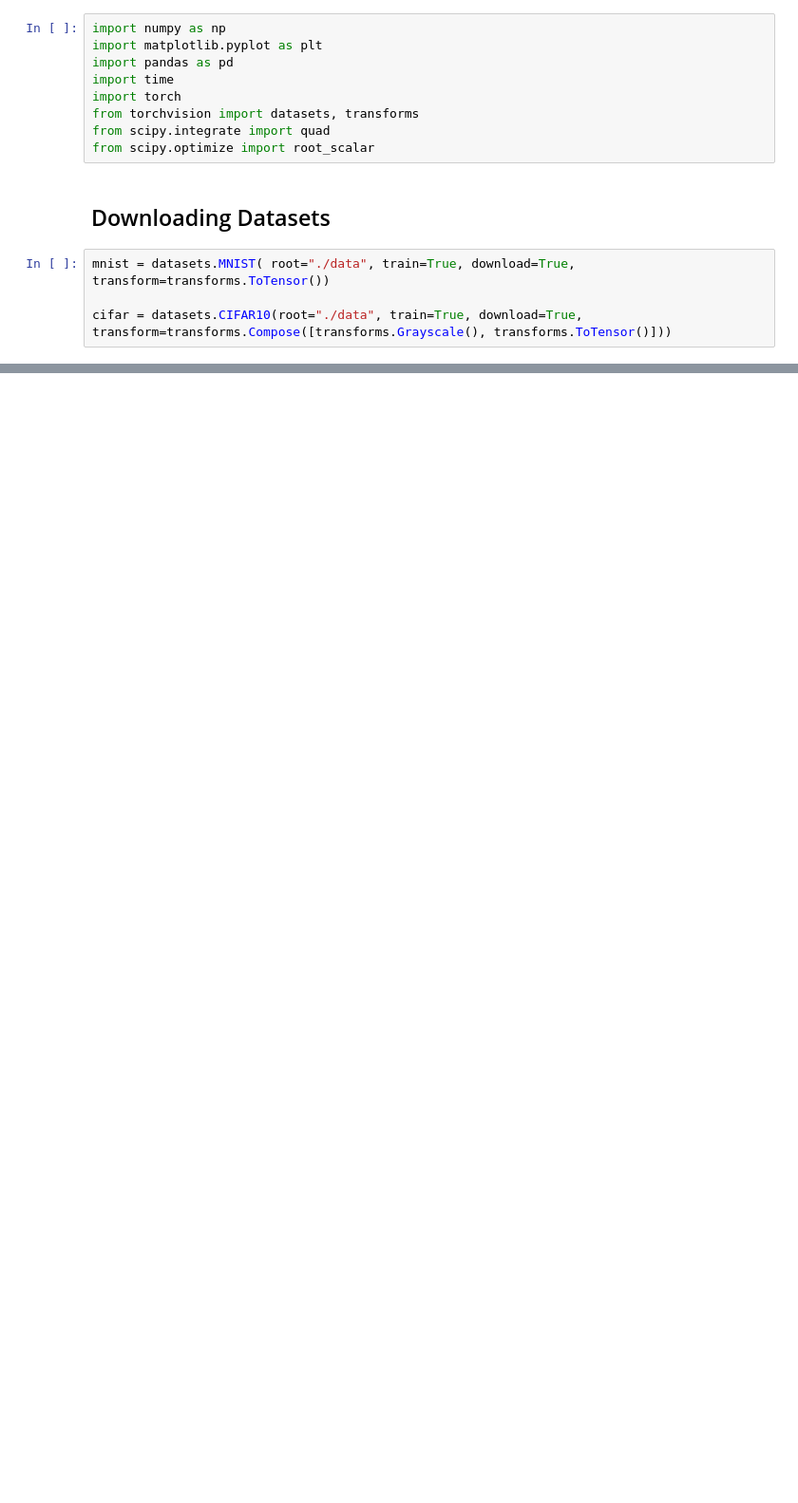
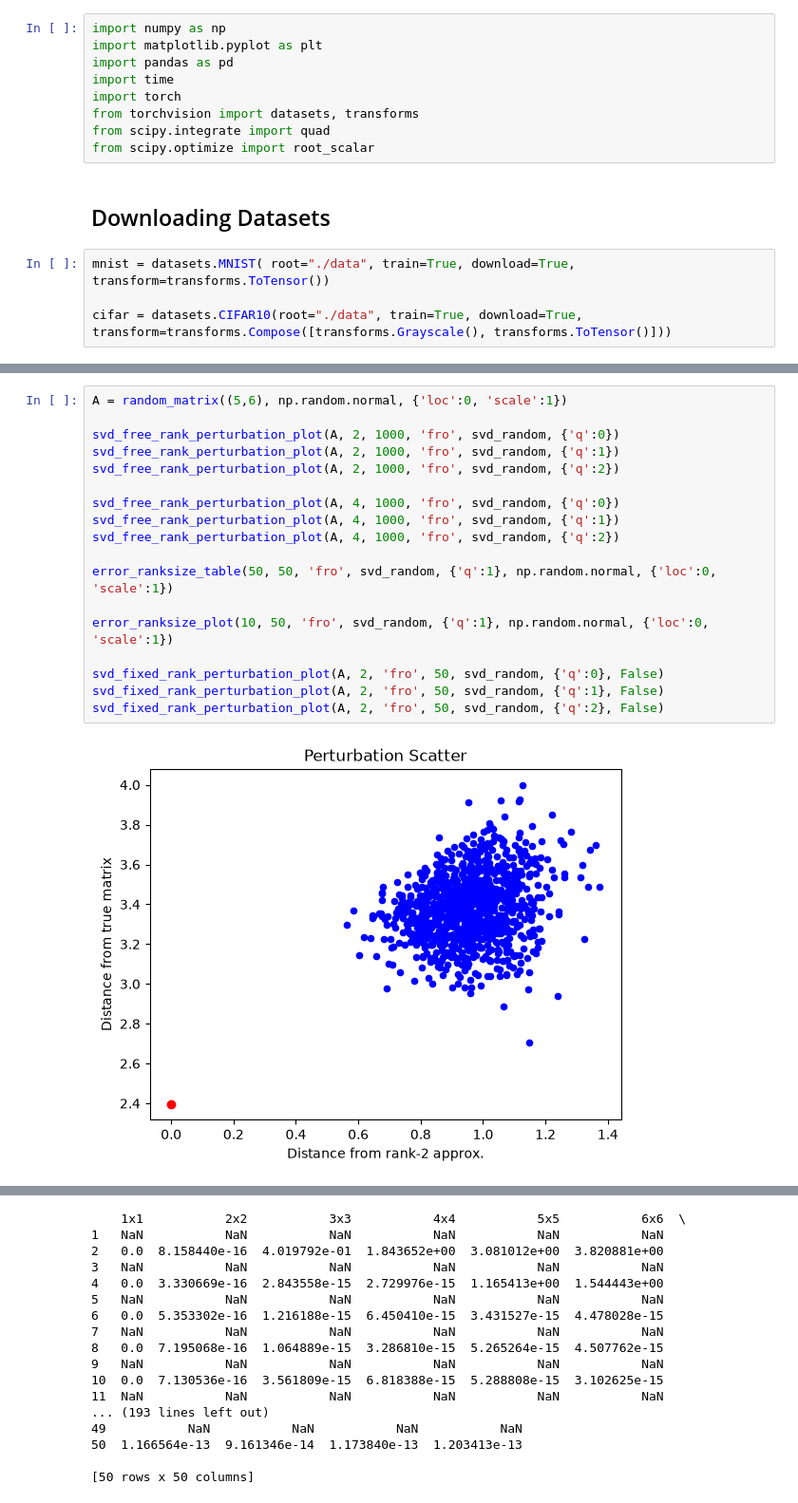
Before and after one commit to BSL-R/Low-rank-and-sparse-structured-approximations-for-large-linear-maps, a Jupyter notebook: low_rank.ipynb, the cells around one changed output, grey strips where cells are left out. Shown at 95% size. Saved outputs shown, nothing was run; the diff lists cells and outputs as text; blank space fills up the shorter version.

```diff
--- a/low_rank.ipynb
+++ b/low_rank.ipynb
@@ -588,0 +638,20 @@ svd_fixed_rank_perturbation_plot(A, 3, 'fro', 1500, svd_optimal, {}, True)
+# %%
+A = random_matrix((5,6), np.random.normal, {'loc':0, 'scale':1})
+
+svd_free_rank_perturbation_plot(A, 2, 1000, 'fro', svd_random, {'q':0})
+svd_free_rank_perturbation_plot(A, 2, 1000, 'fro', svd_random, {'q':1})
+svd_free_rank_perturbation_plot(A, 2, 1000, 'fro', svd_random, {'q':2})
+
+svd_free_rank_perturbation_plot(A, 4, 1000, 'fro', svd_random, {'q':0})
+svd_free_rank_perturbation_plot(A, 4, 1000, 'fro', svd_random, {'q':1})
+svd_free_rank_perturbation_plot(A, 4, 1000, 'fro', svd_random, {'q':2})
+
+error_ranksize_table(50, 50, 'fro', svd_random, {'q':1}, np.random.normal, {'loc':0, 'scale':1})
+
+error_ranksize_plot(10, 50, 'fro', svd_random, {'q':1}, np.random.normal, {'loc':0, 'scale':1})
+
+svd_fixed_rank_perturbation_plot(A, 2, 'fro', 50, svd_random, {'q':0}, False)
+svd_fixed_rank_perturbation_plot(A, 2, 'fro', 50, svd_random, {'q':1}, False)
+svd_fixed_rank_perturbation_plot(A, 2, 'fro', 50, svd_random, {'q':2}, False)
+# %% [output]
+[figure, added]
@@ -588,0 +663,17 @@ svd_fixed_rank_perturbation_plot(A, 3, 'fro', 1500, svd_optimal, {}, True)
+    1x1           2x2           3x3           4x4           5x5           6x6  \
+1   NaN           NaN           NaN           NaN           NaN           NaN
+2   0.0  8.158440e-16  4.019792e-01  1.843652e+00  3.081012e+00  3.820881e+00
+3   NaN           NaN           NaN           NaN           NaN           NaN
+4   0.0  3.330669e-16  2.843558e-15  2.729976e-15  1.165413e+00  1.544443e+00
+5   NaN           NaN           NaN           NaN           NaN           NaN
+6   0.0  5.353302e-16  1.216188e-15  6.450410e-15  3.431527e-15  4.478028e-15
+7   NaN           NaN           NaN           NaN           NaN           NaN
+8   0.0  7.195068e-16  1.064889e-15  3.286810e-15  5.265264e-15  4.507762e-15
+9   NaN           NaN           NaN           NaN           NaN           NaN
+10  0.0  7.130536e-16  3.561809e-15  6.818388e-15  5.288808e-15  3.102625e-15
+11  NaN           NaN           NaN           NaN           NaN           NaN
+... (193 lines left out)
+49           NaN           NaN           NaN           NaN
+50  1.166564e-13  9.161346e-14  1.173840e-13  1.203413e-13
+
+[50 rows x 50 columns]
```
Also changed, not shown: parts of 17 cells of this notebook, 1 other file.
